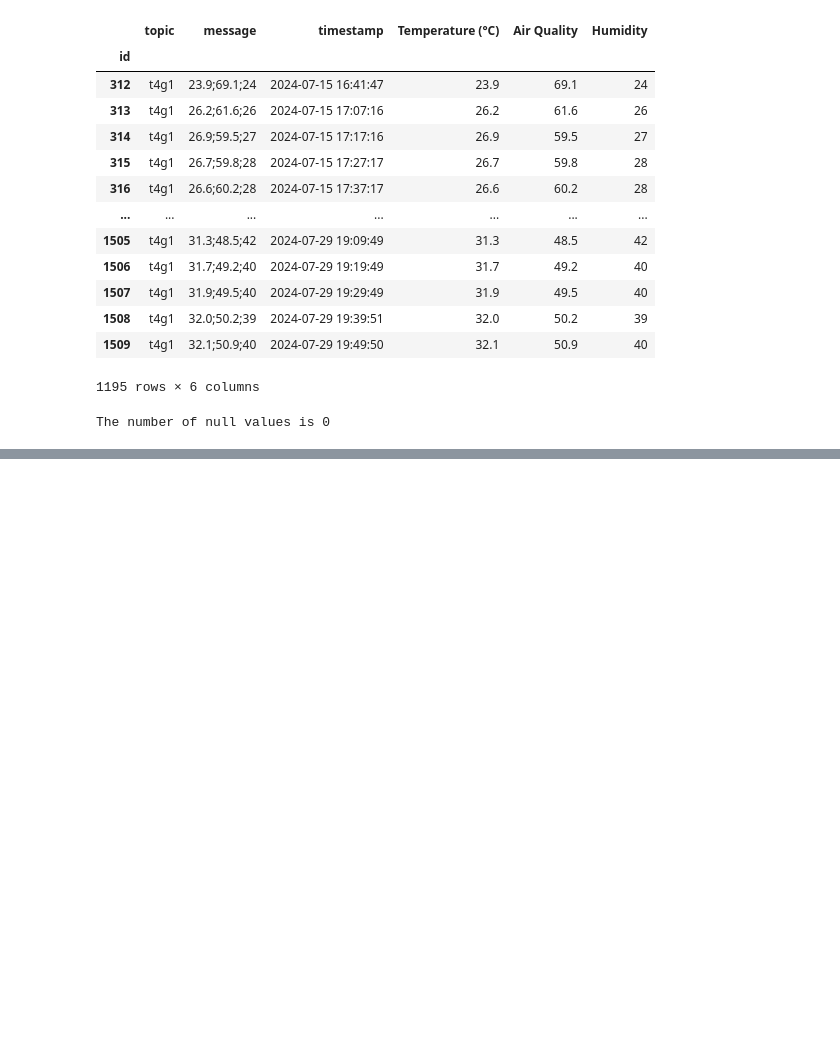
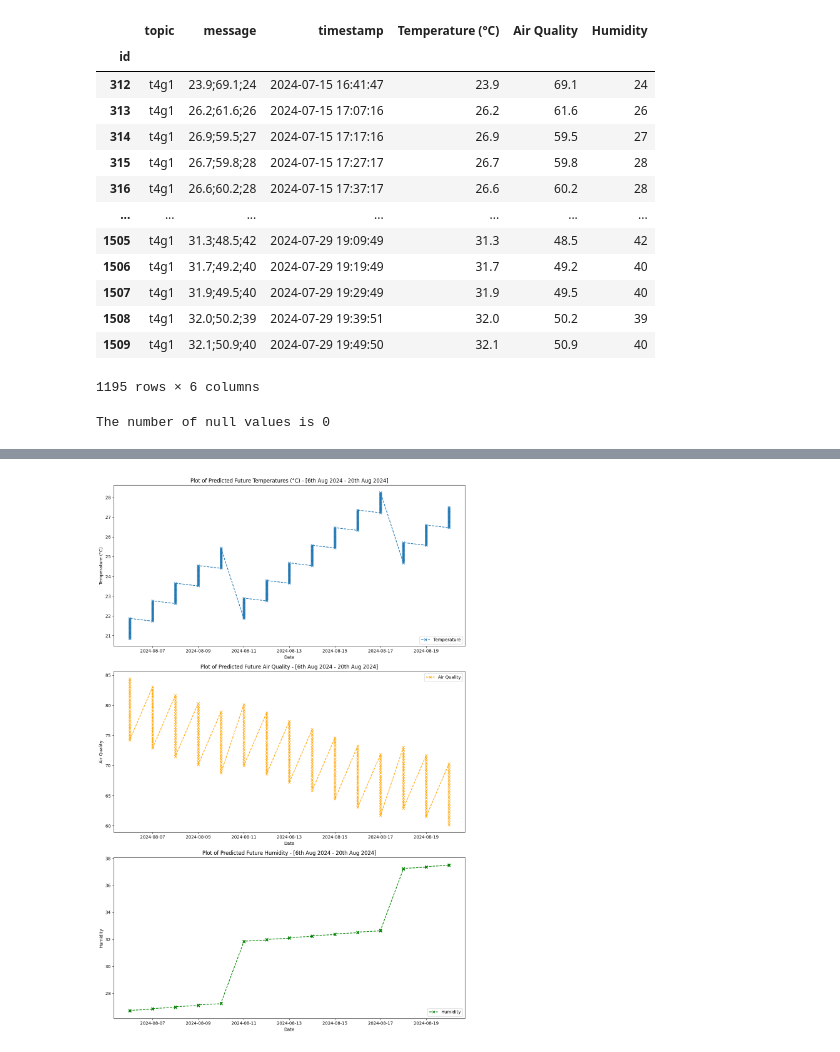
Before and after one commit to saikeerthan06/Data-Engineering-Project-Year-2-Semester-1, a Jupyter notebook: analysis.ipynb, the cells around one changed output, grey strips where cells are left out. Drawn from its saved outputs; the diff is of its cells as text; code cells hidden in the pictures; blank space fills up the shorter version.

```diff
--- a/analysis.ipynb
+++ b/analysis.ipynb
@@ -188,0 +337,5 @@ fig_humidity.show()
+# %%
+t4g6.set_index('id', inplace=True)
+
+# Display the first few rows of the updated dataset
+t4g6.head()
@@ -188,0 +521,3 @@ fig_humidity.show()
+# %%
+df.rename(columns={'Temperature (°C)': 'temperature', 'Air Quality': 'air_quality', 'Humidity': 'humidity'}, inplace=True)
+df
@@ -188,0 +666,12 @@ fig_humidity.show()
+# %%
+y_pred_df = pd.DataFrame(y_pred, columns=['temperature', 'air_quality', 'humidity'])
+
+datestring_list =[]
+
+for row in X_test.itertuples():
+    datestring = f"{row.year}-{row.month}-{row.date:02}"
+    datestring_list.append(datestring)
+
+y_pred_df['timestamp'] = datestring_list
+
+y_pred_df
@@ -188,0 +774,32 @@ fig_humidity.show()
+# %%
+# Create a figure and a set of subplots
+fig, axs = plt.subplots(3, 1, figsize=(12, 18))
+
+# Plot temperature
+axs[0].plot(future_preds['timestamp'], future_preds['temperature'], label='Temperature', linestyle='--', marker='x')
+axs[0].set_xlabel('Date')
+axs[0].set_ylabel('Temperature (°C)')
+axs[0].set_title('Plot of Predicted Future Temperatures (°C) - [6th Aug 2024 - 20th Aug 2024]')
+axs[0].legend(loc='lower right')
+
+# Plot air quality
+axs[1].plot(future_preds['timestamp'], future_preds['air_quality'], label='Air Quality', linestyle='--', marker='x', color='orange')
+axs[1].set_xlabel('Date')
+axs[1].set_ylabel('Air Quality')
+axs[1].set_title('Plot of Predicted Future Air Quality - [6th Aug 2024 - 20th Aug 2024]')
+axs[1].legend(loc='upper right')
+
+# Plot humidity
+axs[2].plot(future_preds['timestamp'], future_preds['humidity'], label='Humidity', linestyle='--', marker='x', color='green')
+axs[2].set_xlabel('Date')
+axs[2].set_ylabel('Humidity')
+axs[2].set_title('Plot of Predicted Future Humidity - [6th Aug 2024 - 20th Aug 2024]')
+axs[2].legend(loc='lower right')
+
+# Adjust layout
+plt.tight_layout()
+
+# Show the plot
+plt.show()
+# %% [output]
+[figure, added]
```
Also changed, not shown: parts of 36 cells of this notebook.
